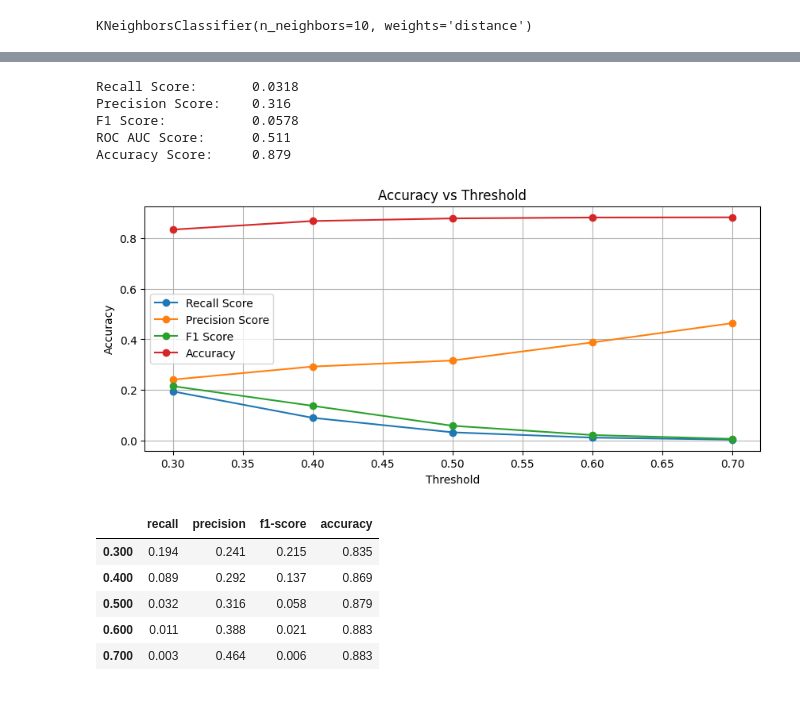
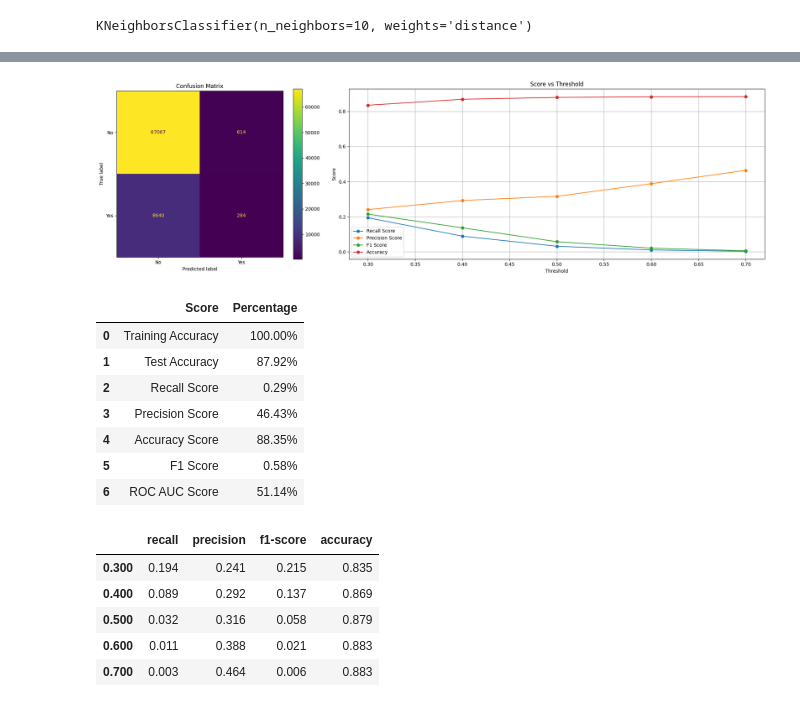
Before and after one commit to chintan17282/LoanGuard_AI, a Jupyter notebook: 04_KNN-TomekLinks.ipynb, the cells around one changed output, grey strips where cells are left out. Drawn from its saved outputs; the diff is of its cells as text; code cells hidden in the pictures.

```diff
--- a/04_KNN-TomekLinks.ipynb
+++ b/04_KNN-TomekLinks.ipynb
@@ -152,17 +145,0 @@ ConfusionMatrixDisplay.from_predictions(y_test, y_pred, values_format='d');
-# %%
-rs = recall_score(y_test, y_pred, pos_label=1)
-ps = precision_score(y_test, y_pred, pos_label=1)
-f1 = f1_score(y_test, y_pred, pos_label=1)
-ac = accuracy_score(y_test, y_pred)
-roc = roc_auc_score(y_test, y_pred)
-print(f"{'Recall Score:':<20}{rs:.3}")
-print(f"{'Precision Score:':<20}{ps:.3}")
-print(f"{'F1 Score:':<20}{f1:.3}")
-print(f"{'ROC AUC Score:':<20}{roc:.3}")
-print(f"{'Accuracy Score:':<20}{ac:.3}")
-# %% [output]
-Recall Score:       0.0318
-Precision Score:    0.316
-F1 Score:           0.0578
-ROC AUC Score:      0.511
-Accuracy Score:     0.879
@@ -179,25 +146,22 @@ for thresh in np.arange(0.3,0.8,0.1):
-# %%
-plt.figure(figsize=(10, 4))
-
-plt.plot(np.arange(0.3,0.8,0.1), rs_list, label='Recall Score', marker='o')
-plt.plot(np.arange(0.3,0.8,0.1), ps_list, label='Precision Score', marker='o')
-plt.plot(np.arange(0.3,0.8,0.1), f1_list, label='F1 Score', marker='o')
-plt.plot(np.arange(0.3,0.8,0.1), ac_list, label='Accuracy', marker='o')
-plt.xlabel('Threshold')
-plt.ylabel('Accuracy')
-plt.title('Accuracy vs Threshold')
-plt.legend()
-plt.grid(True)
-plt.savefig("images/KNN_Tomek.png")
-plt.show()
-# %% [output]
-[figure, removed]
-# %%
-pd.DataFrame({"recall": rs_list, "precision": ps_list, "f1-score": f1_list, "accuracy":ac_list}, index = np.arange(0.3,0.8,0.1))
-# %% [output]
-|  | recall | precision | f1-score | accuracy |
-| 0.300 | 0.194 | 0.241 | 0.215 | 0.835 |
-| 0.400 | 0.089 | 0.292 | 0.137 | 0.869 |
-| 0.500 | 0.032 | 0.316 | 0.058 | 0.879 |
-| 0.600 | 0.011 | 0.388 | 0.021 | 0.883 |
-| 0.700 | 0.003 | 0.464 | 0.006 | 0.883 |
+# %%
+scores_df, threshold_df = print_evaluation(model, X_train, y_train, X_test, y_test)
+scores_df
+# %% [output]
+[figure, added]
+|  | Score | Percentage |
+| 0 | Training Accuracy | 100.00% |
+| 1 | Test Accuracy | 87.92% |
+| 2 | Recall Score | 0.29% |
+| 3 | Precision Score | 46.43% |
+| 4 | Accuracy Score | 88.35% |
+| 5 | F1 Score | 0.58% |
+| 6 | ROC AUC Score | 51.14% |
+# %%
+threshold_df
+# %% [output]
+|  | recall | precision | f1-score | accuracy |
+| 0.300 | 0.194 | 0.241 | 0.215 | 0.835 |
+| 0.400 | 0.089 | 0.292 | 0.137 | 0.869 |
+| 0.500 | 0.032 | 0.316 | 0.058 | 0.879 |
+| 0.600 | 0.011 | 0.388 | 0.021 | 0.883 |
+| 0.700 | 0.003 | 0.464 | 0.006 | 0.883 |
```
Also changed, not shown: parts of 6 cells of this notebook, 31 other files.
